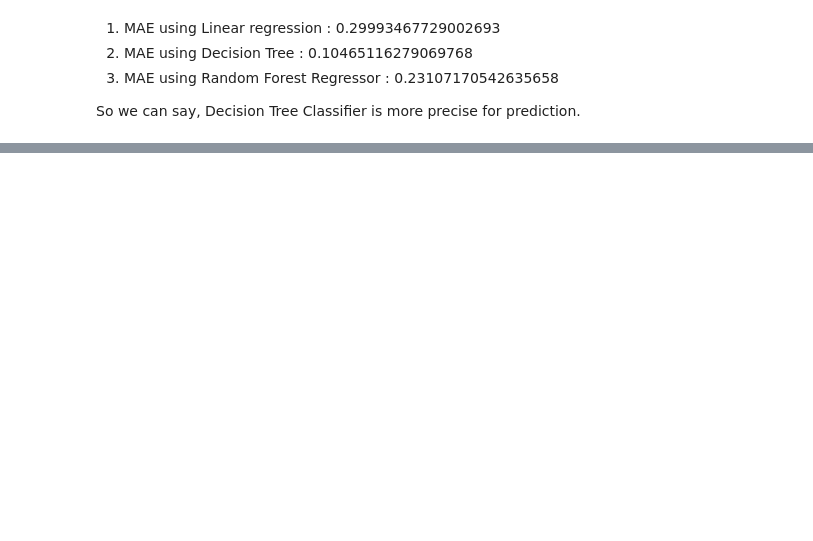
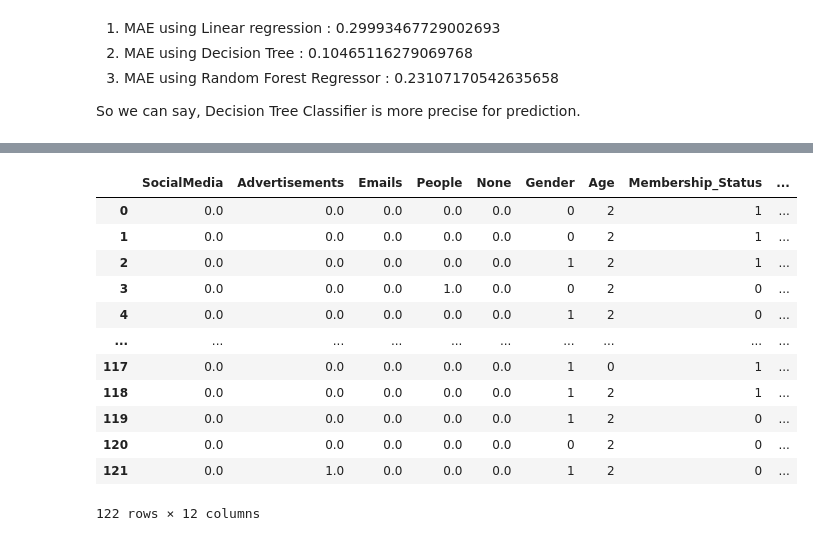
Before and after one commit to aryatalathi/Personalized-marketing-and-targeted-advertising, a Jupyter notebook: starbucks.ipynb, the cells around one changed output, grey strips where cells are left out. Drawn from its saved outputs; the diff is of its cells as text; code cells hidden in the pictures; blank space fills up the shorter version.

```diff
--- a/starbucks.ipynb
+++ b/starbucks.ipynb
@@ -428,0 +499,13 @@ en.corr()
+# %%
+sources = df2['Sources'].str.split(';', expand=True)
+# %%
+df2['Sources'] = df2['Sources'].fillna("")
+sources_set = set()
+
+for sources in df2['Sources']:
+    for item in sources.split(';'):
+# we dont want any Capital character and dont want any spaces and want all unique food value in food_vocab, so below loop will make sure
+        if item.strip().lower() not in sources_set:
+            sources_set.add(item.strip().lower())
+
+len(sources_set)
@@ -428,0 +568,19 @@ en.corr()
+# %%
+new = pd.concat([src_df, df2], axis=1)
+final = new.drop("Sources", axis=1)
+final["PromoMethod"] = ""
+final.fillna(0)
+# %% [output]
+|  | SocialMedia | Advertisements | Emails | People | None | Gender | Age | Membership_Status | ... |
+| 0 | 0.0 | 0.0 | 0.0 | 0.0 | 0.0 | 0 | 2 | 1 | ... |
+| 1 | 0.0 | 0.0 | 0.0 | 0.0 | 0.0 | 0 | 2 | 1 | ... |
+| 2 | 0.0 | 0.0 | 0.0 | 0.0 | 0.0 | 1 | 2 | 1 | ... |
+| 3 | 0.0 | 0.0 | 0.0 | 1.0 | 0.0 | 0 | 2 | 0 | ... |
+| 4 | 0.0 | 0.0 | 0.0 | 0.0 | 0.0 | 1 | 2 | 0 | ... |
+| ... | ... | ... | ... | ... | ... | ... | ... | ... | ... |
+| 117 | 0.0 | 0.0 | 0.0 | 0.0 | 0.0 | 1 | 0 | 1 | ... |
+| 118 | 0.0 | 0.0 | 0.0 | 0.0 | 0.0 | 1 | 2 | 1 | ... |
+| 119 | 0.0 | 0.0 | 0.0 | 0.0 | 0.0 | 1 | 2 | 0 | ... |
+| 120 | 0.0 | 0.0 | 0.0 | 0.0 | 0.0 | 0 | 2 | 0 | ... |
+| 121 | 0.0 | 1.0 | 0.0 | 0.0 | 0.0 | 1 | 2 | 0 | ... |
+122 rows × 12 columns
```
Also changed, not shown: parts of 16 cells of this notebook.
